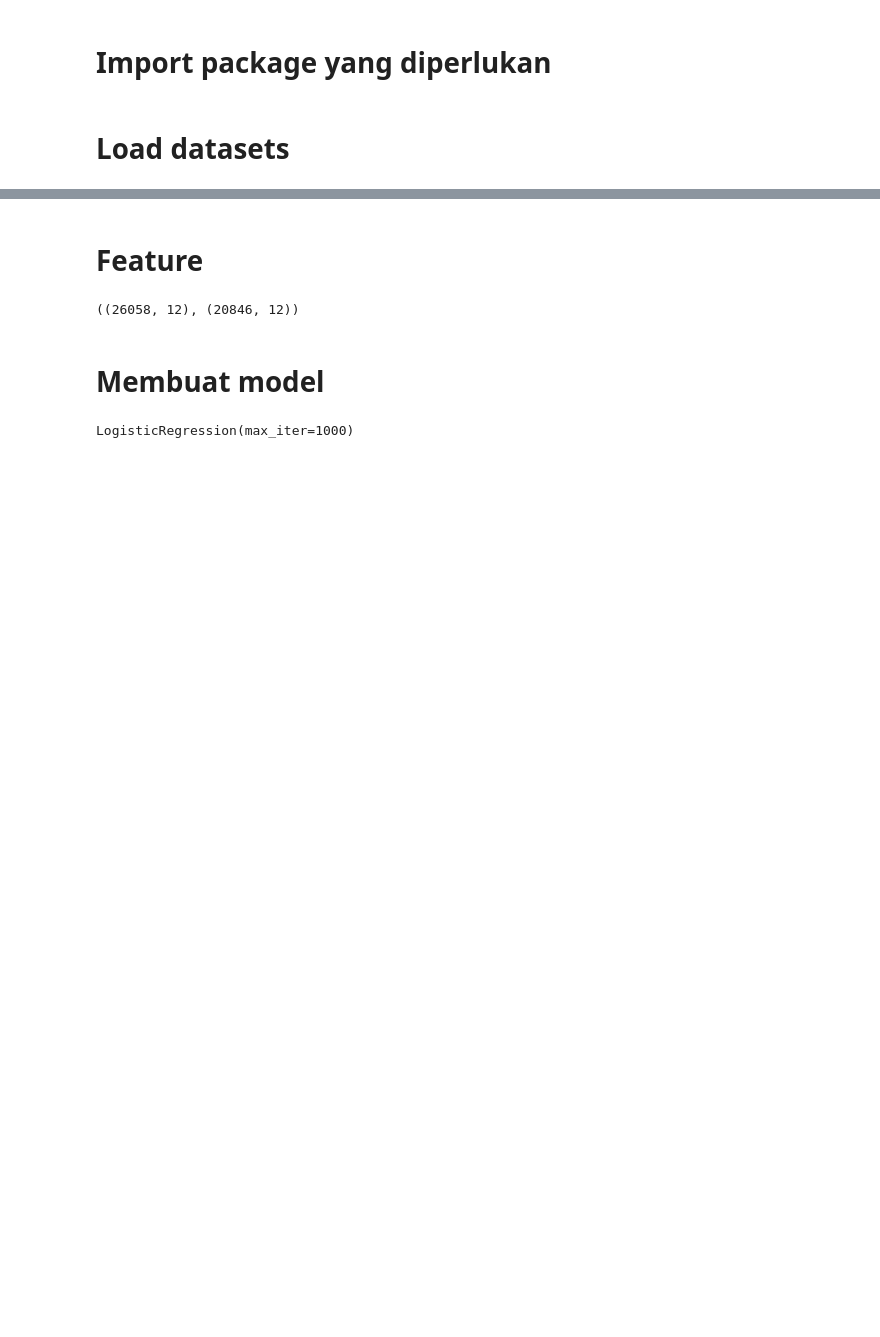
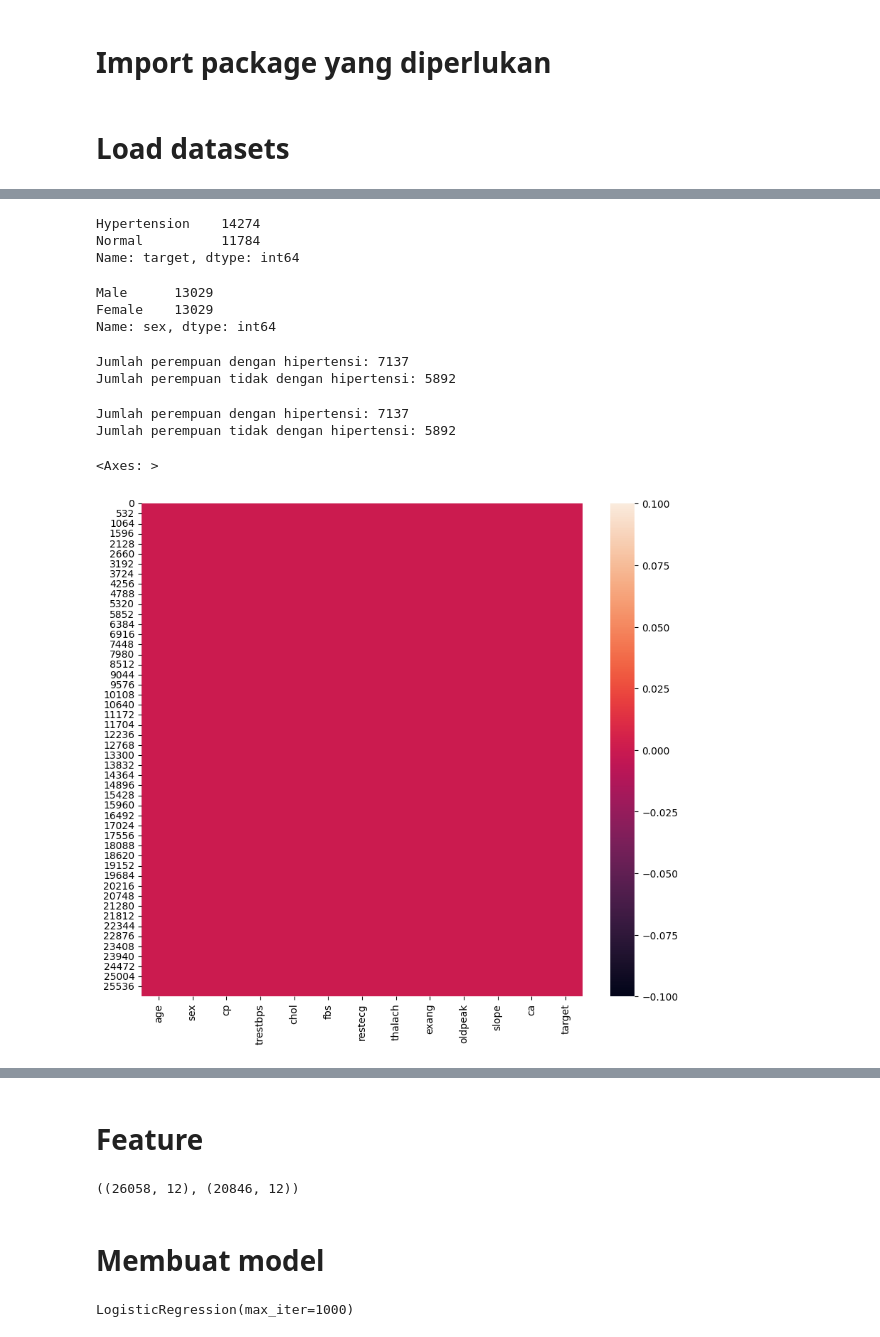
Before and after one commit to irgiys/heart_disease_prediction, a Jupyter notebook: hypertension_prediction.ipynb, the cells around one changed output, grey strips where cells are left out. Saved outputs shown, nothing was run; the diff lists cells and outputs as text; code cells hidden in the pictures; blank space fills up the shorter version.

```diff
--- a/hypertension_prediction.ipynb
+++ b/hypertension_prediction.ipynb
@@ -38,0 +79,3 @@ df[df["target"] == 1].head()
+# %%
+# Hapus data duplikat
+df.drop_duplicates(inplace=True)
@@ -38,0 +146,44 @@ df[df["target"] == 1].head()
+# %%
+# Hitung jumlah pasien yang memiliki atau tidak hipertensi
+temp_df["target"].value_counts()
+# %% [output]
+Hypertension    14274
+Normal          11784
+Name: target, dtype: int64
+# %%
+# Hitung jenis kelamin laki-laki dan perempuan
+temp_df["sex"].value_counts()
+# %% [output]
+Male      13029
+Female    13029
+Name: sex, dtype: int64
+# %%
+# Hitung jumlah perempuan yang memliki atau tidak hipertensi
+femaleInfected = df[(df['sex'] == 0) & (df['target'] == 1)]
+femaleNotInfected = df[(df['sex'] == 0) & (df['target'] == 0)]
+femaleInfectedCount = femaleInfected.shape[0]
+femaleNotInfectedCount = femaleNotInfected.shape[0]
+print("Jumlah perempuan dengan hipertensi:", femaleInfectedCount)
+print("Jumlah perempuan tidak dengan hipertensi:", femaleNotInfectedCount)
+# %% [output]
+Jumlah perempuan dengan hipertensi: 7137
+Jumlah perempuan tidak dengan hipertensi: 5892
+# %%
+# Hitung jumlah laki-laki yang memliki atau tidak hipertensi
+maleInfected = df[(df['sex'] == 1) & (df['target'] == 1)]
+maleNotInfected = df[(df['sex'] == 1) & (df['target'] == 0)]
+maleInfectedCount = maleInfected.shape[0]
+maleNotInfectedCount = maleNotInfected.shape[0]
+print("Jumlah perempuan dengan hipertensi:", maleInfectedCount)
+print("Jumlah perempuan tidak dengan hipertensi:", maleNotInfectedCount)
+# %% [output]
+Jumlah perempuan dengan hipertensi: 7137
+Jumlah perempuan tidak dengan hipertensi: 5892
+# %%
+# Inisialisasi ukuran plot
+plt.rcParams['figure.figsize'] = (10,9)
+# %%
+sns.heatmap(df.isnull())
+# %% [output]
+<Axes: >
+[figure, added]
```
Also changed, not shown: parts of 33 cells of this notebook, 4 other files.
